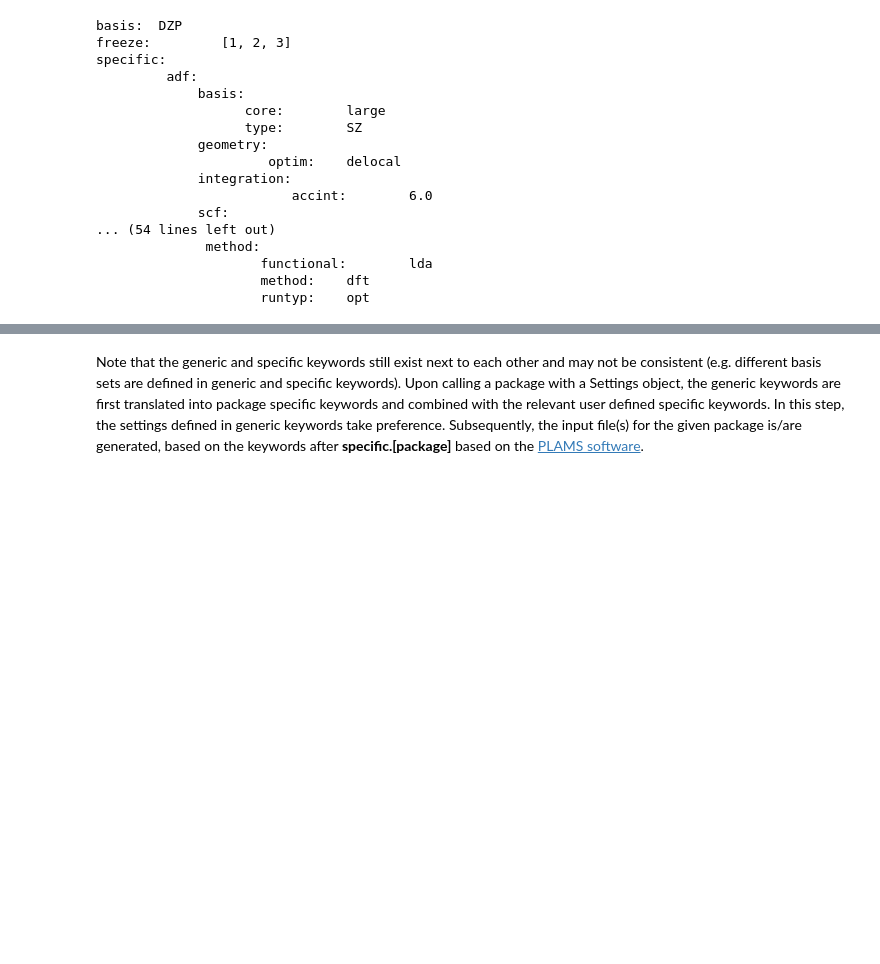
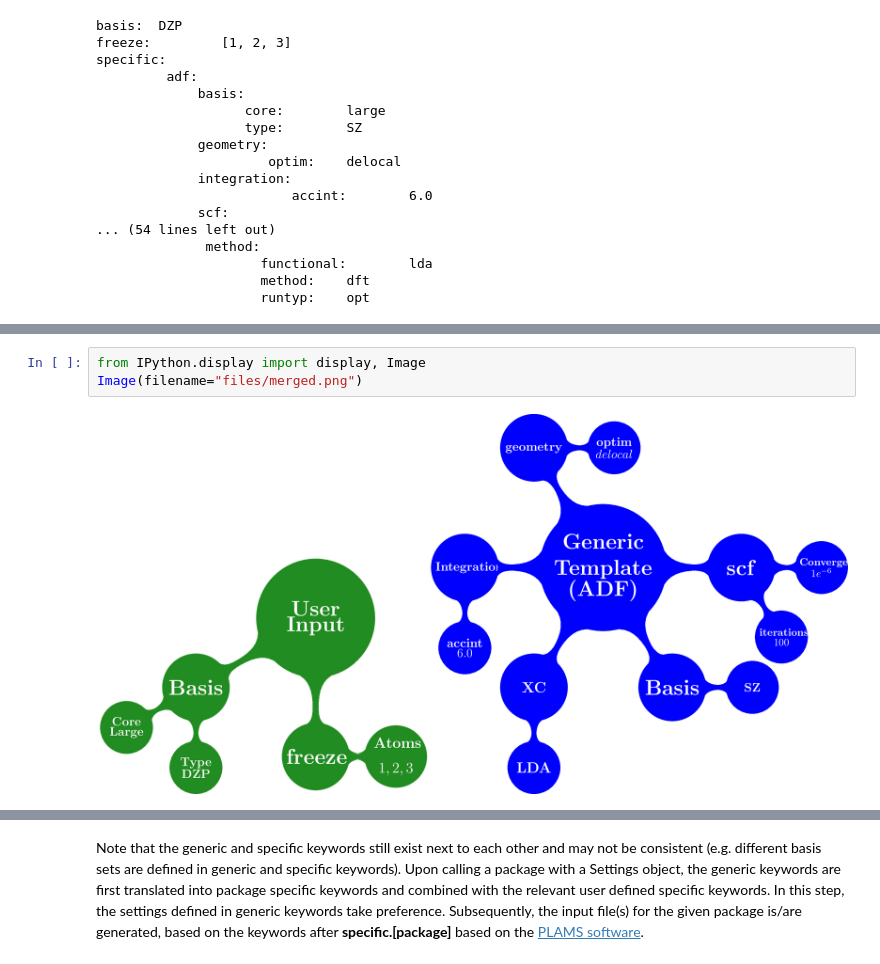
Before and after one commit to SCM-NV/qmflows, a Jupyter notebook: jupyterNotebooks/interactive_tutorial.ipynb, the cells around one changed output, grey strips where cells are left out. Drawn from its saved outputs; the diff is of its cells as text; blank space fills up the shorter version.

```diff
--- a/jupyterNotebooks/interactive_tutorial.ipynb
+++ b/jupyterNotebooks/interactive_tutorial.ipynb
@@ -181,0 +181,5 @@ resulting in:
+# %%
+from IPython.display import display, Image
+Image(filename="files/merged.png")
+# %% [output]
+[figure, added]
```
Also changed, not shown: parts of 9 cells of this notebook, 2 other files.
